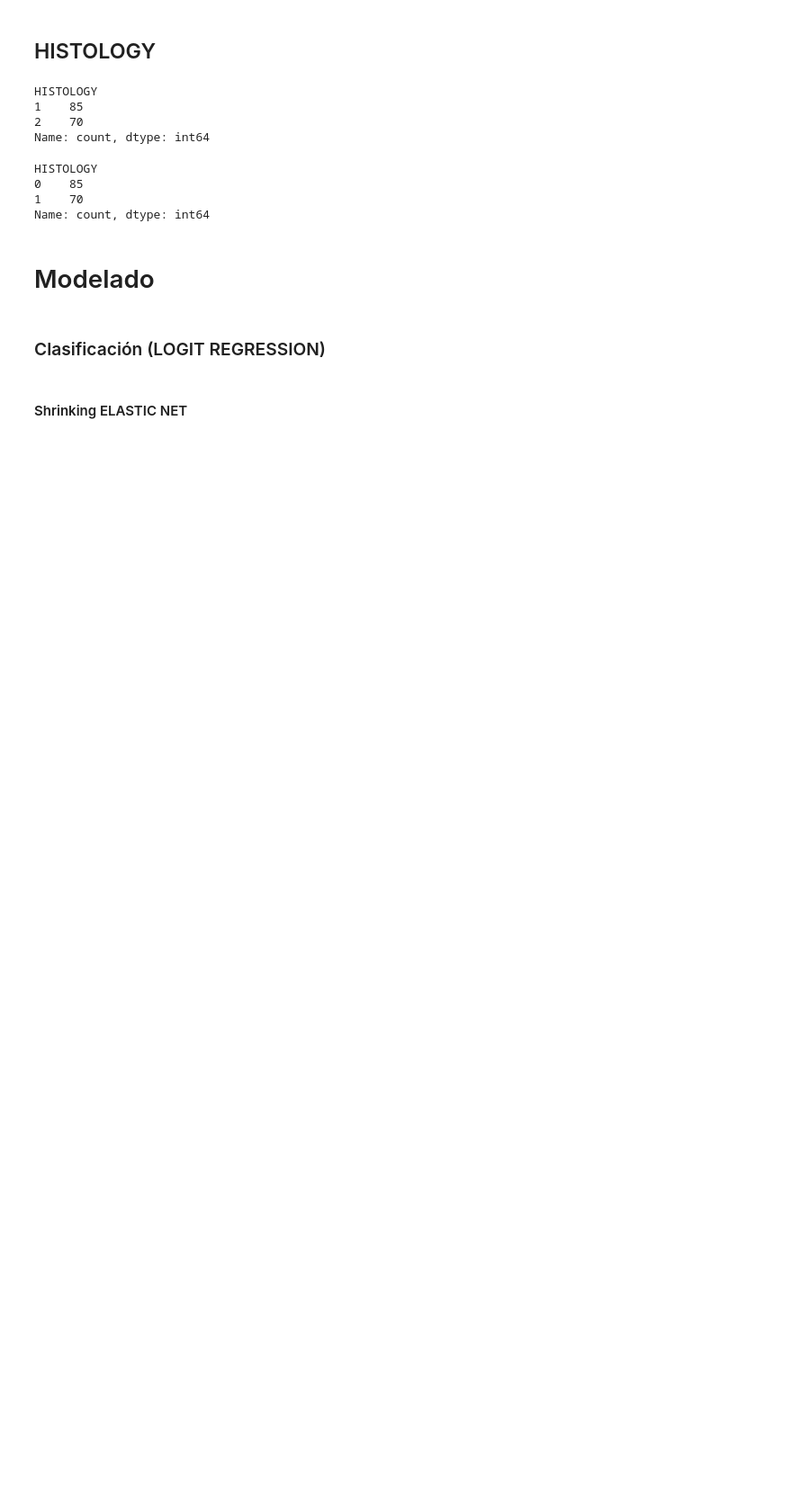
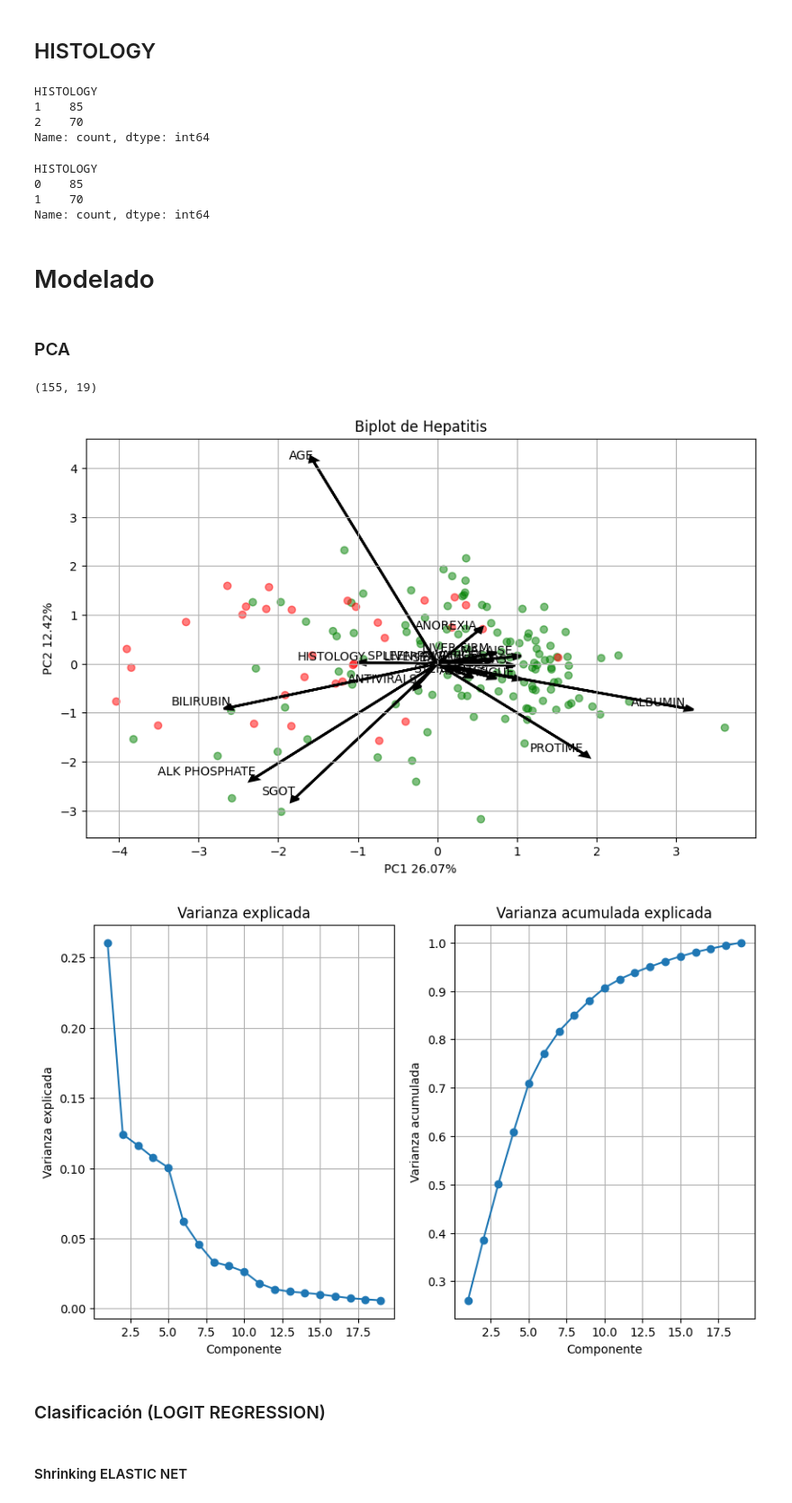
Before and after one commit to phobbins/AnalisisDatos, a Jupyter notebook: Proyecto/Hepatitis_Predict.ipynb, the cells around one changed output. Shown at 90% size. Saved outputs shown, nothing was run; the diff lists cells and outputs as text; code cells hidden in the pictures; blank space fills up the shorter version.

```diff
--- a/Proyecto/Hepatitis_Predict.ipynb
+++ b/Proyecto/Hepatitis_Predict.ipynb
@@ -705,3 +706,5 @@ HISTOLOGY
 Name: count, dtype: int64
 # %% [markdown]
 # Modelado
+# %% [markdown]
+### PCA
@@ -707,0 +714,4 @@ Name: count, dtype: int64
+# %%
+print(df_hepatitis_PC.shape)
+# %% [output]
+(155, 19)
@@ -708,3 +726,51 @@ Name: count, dtype: int64
+# %%
+def biplot(etiquetas, columnas, df_pca, pca, componente_x, componente_y, title = 'Biplot', incluir_nombres = False):
+    plt.figure(figsize = (10, 6))
+    pcx_txt = f'PC{componente_x}'
+    pcy_txt = f'PC{componente_y}'
+
+    survived_colors = ['red' if val == 0 else 'green' for val in etiquetas]  # 0 en rojo, 1 en verde
+    plt.scatter(df_pca[pcx_txt], df_pca[pcy_txt], alpha = 0.5, c=survived_colors)
+
+    plt.title(title)
+    plt.xlabel(f'{pcx_txt} {round(pca.explained_variance_ratio_[componente_x-1] * 100, 2)}%')
+    plt.ylabel(f'{pcy_txt} {round(pca.explained_variance_ratio_[componente_y-1] * 100, 2)}%')
+    for i, (pc1, pc2) in enumerate(zip(pca.components_[componente_x-1], pca.components_[componente_y-1])):
+    # Aumentar tamaño de flechas
+        pc1 *= 6
+        pc2 *= 6
+        plt.arrow(0, 0, pc1, pc2, head_width = 0.1, head_length = 0.1, linewidth = 2, color = 'black')
+        plt.text(pc1, pc2, columnas[i], color = 'black', ha = 'right', va = 'bottom')  # Cambiado i+1 por i
+
+    # Mostrar el nombre en cada punto
+    if incluir_nombres:
+        for i, nombre in enumerate(etiquetas):
+            plt.text(df_pca[pcx_txt][i], df_pca[pcy_txt][i], nombre, color = 'blue', ha = 'left', va = 'bottom')
+    plt.grid()
+    plt.show()
+# %%
+#%% Graficar biplot
+biplot(df_hepatitis_Supervivientes, df_hepatitis_PC.columns, df_pca_hepatitis, pca, componente_x = 1, componente_y = 2, title = 'Biplot de Hepatitis', incluir_nombres = False)
+
+# %% Graficar la varianza explicada y acumulada en un único gráfico formado por dos subgráficos
+plt.figure(figsize = (10, 6))
+plt.subplot(1, 2, 1)
+plt.plot(range(1, len(pca.explained_variance_ratio_) + 1), pca.explained_variance_ratio_, marker = 'o')
+plt.title('Varianza explicada')
+plt.xlabel('Componente')
+plt.ylabel('Varianza explicada')
+plt.grid()
+
+plt.subplot(1, 2, 2)
+plt.plot(range(1, len(pca.explained_variance_ratio_) + 1), pca.explained_variance_ratio_.cumsum(), marker = 'o')
+plt.title('Varianza acumulada explicada')
+plt.xlabel('Componente')
+plt.ylabel('Varianza acumulada')
+plt.grid()
+plt.show()
+# %% [output]
+[figure, added]
+[figure, added]
 # %% [markdown]
 ### Clasificación (LOGIT REGRESSION)
 # %% [markdown]
```
Also changed, not shown: parts of 7 cells of this notebook, 1 other file.
